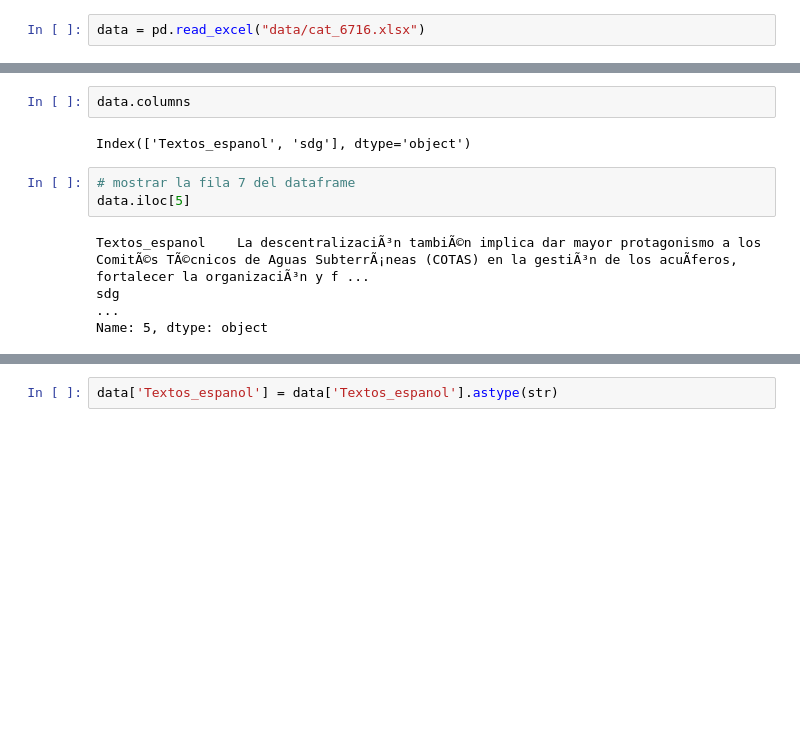
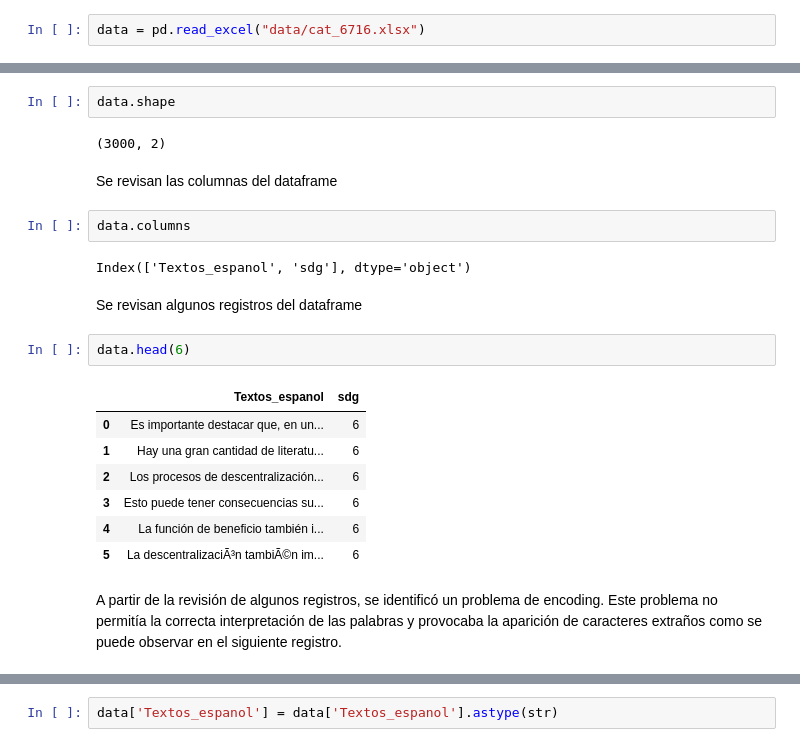
Before and after one commit to Buisness-Inteligence-Para-FashionPlace/Proyecto1, a Jupyter notebook: proyecto1.ipynb, the cells around one changed output, grey strips where cells are left out. Saved outputs shown, nothing was run; the diff lists cells and outputs as text; blank space fills up the shorter version.

```diff
--- a/proyecto1.ipynb
+++ b/proyecto1.ipynb
@@ -58,11 +81,24 @@ data = pd.read_excel("data/cat_6716.xlsx")
+# %%
+data.shape
+# %% [output]
+(3000, 2)
+# %% [markdown]
+Se revisan las columnas del dataframe
 # %%
 data.columns
 # %% [output]
 Index(['Textos_espanol', 'sdg'], dtype='object')
-# %%
-# mostrar la fila 7 del dataframe
-data.iloc[5]
-# %% [output]
-Textos_espanol    La descentralizaciÃ³n tambiÃ©n implica dar mayor protagonismo a los ComitÃ©s TÃ©cnicos de Aguas SubterrÃ¡neas (COTAS) en la gestiÃ³n de los acuÃferos, fortalecer la organizaciÃ³n y f ...
-sdg                                                                                                                                                                                                      ...
-Name: 5, dtype: object
+# %% [markdown]
+Se revisan algunos registros del dataframe
+# %%
+data.head(6)
+# %% [output]
+|  | Textos_espanol | sdg |
+| 0 | Es importante destacar que, en un... | 6 |
+| 1 | Hay una gran cantidad de literatu... | 6 |
+| 2 | Los procesos de descentralización... | 6 |
+| 3 | Esto puede tener consecuencias su... | 6 |
+| 4 | La función de beneficio también i... | 6 |
+| 5 | La descentralizaciÃ³n tambiÃ©n im... | 6 |
+# %% [markdown]
+A partir de la revisión de algunos registros, se identificó un problema de encoding. Este problema no permitía la correcta interpretación de las palabras y provocaba la aparición de caracteres extraños como se puede observar en el siguiente registro.
```
Also changed, not shown: parts of 54 cells of this notebook.
